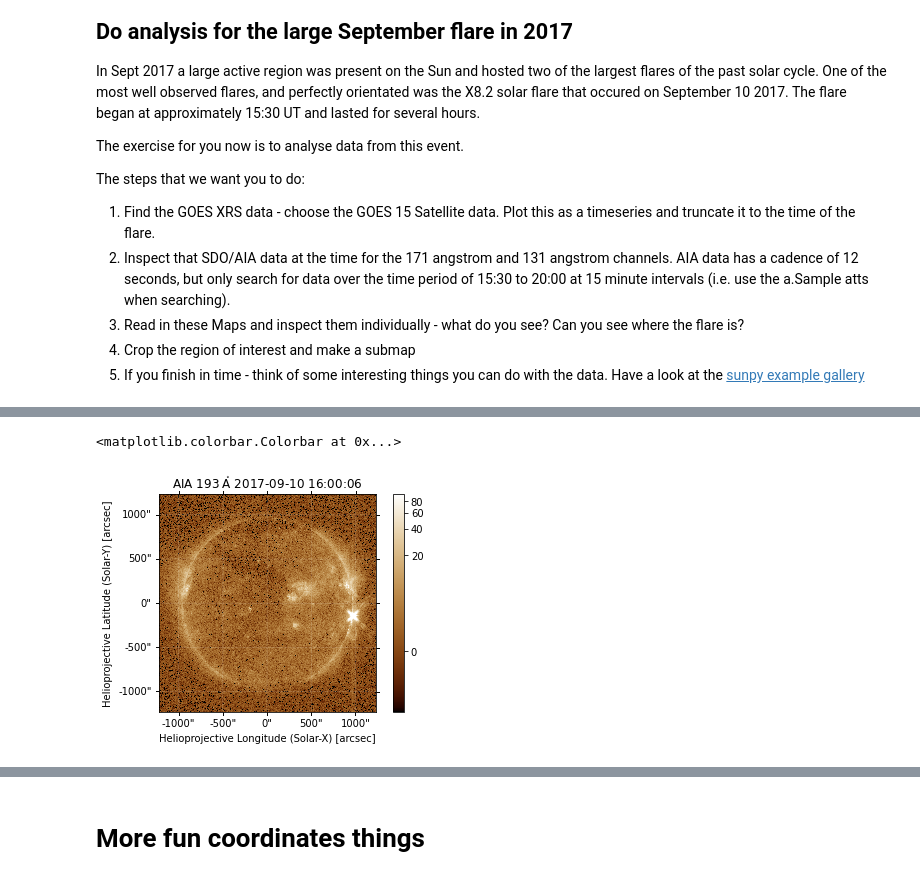
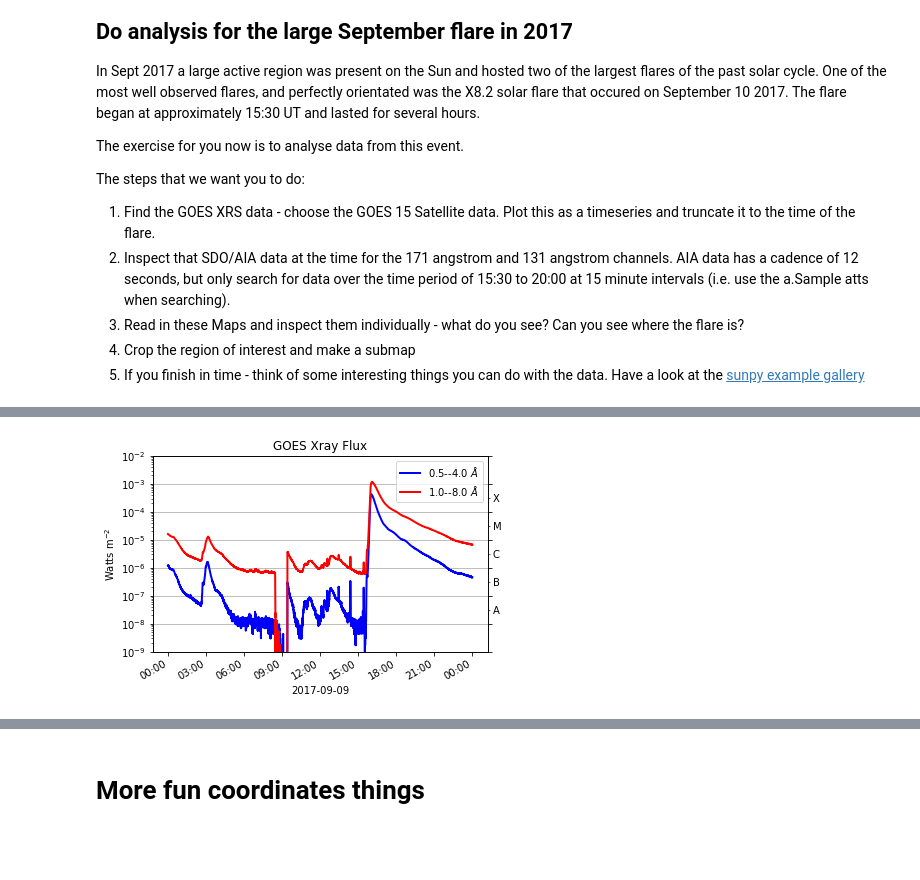
Before and after one commit to TCDSolar/STELLAR_SSW_tutorials, a Jupyter notebook: day1_solar_sources/solar_sources.ipynb, the cells around one changed output, grey strips where cells are left out. Drawn from its saved outputs; the diff is of its cells as text; code cells hidden in the pictures; blank space fills up the shorter version.

```diff
--- a/day1_solar_sources/solar_sources.ipynb
+++ b/day1_solar_sources/solar_sources.ipynb
@@ -821,5 +800,5 @@ The steps that we want you to do:
 4. Crop the region of interest and make a submap
 5. If you finish in time - think of some interesting things you can do with the data. Have a look at the [sunpy example gallery](https://docs.sunpy.org/en/stable/generated/gallery/index.html#)
 # %%
-result = Fido.search(a.Time("2017-09-10 15:30", "2017-09-10 20:00"),
-                     a.Instrument.go  | (a.Instrument.aia & (a.Wavelength(171*u.angstrom) | a.Wavelength(193*u.angstrom))))
+tstart = '2017-09-10 15:00'
+tend = '2017-09-10 20:00'
@@ -850,4 +805,3 @@ VSOQueryResponseTable length=1350
 # %%
-goes_result = result[0,2]
-goes_dl = Fido.fetch(goes_result, path="./data")
-goes_tr = sunpy.timeseries.TimeSeries(goes_dl)
+result_xrs = Fido.search(a.Time(tstart, tend),
+                         a.Instrument("XRS"), a.goes.SatelliteNumber(15))
@@ -864,5 +815,4 @@ goes_tr.peek()
 # %%
-aia171_result = result[1]
+file_xrs = Fido.fetch(result_xrs, path="/Users/laurahayes/SWW_tutorial/")
 # %%
-i = (np.abs(result[1]["Start Time"] - parse_time("2017-09-10 16:00"))).argmin()
-aia171_dl = Fido.fetch(aia171_result[i], path="./" )
+xrs = sunpy.timeseries.TimeSeries(file_xrs)
@@ -919,6 +819,4 @@ plt.colorbar()
-# %%
-aia193_map.plot(clip_interval=(1, 99.9)*u.percent)
-plt.colorbar()
-# %% [output]
-<matplotlib.colorbar.Colorbar at 0x...>
-[figure, removed]
+# %%
+xrs.peek()
+# %% [output]
+[figure, added]
```
Also changed, not shown: parts of 44 cells of this notebook.
